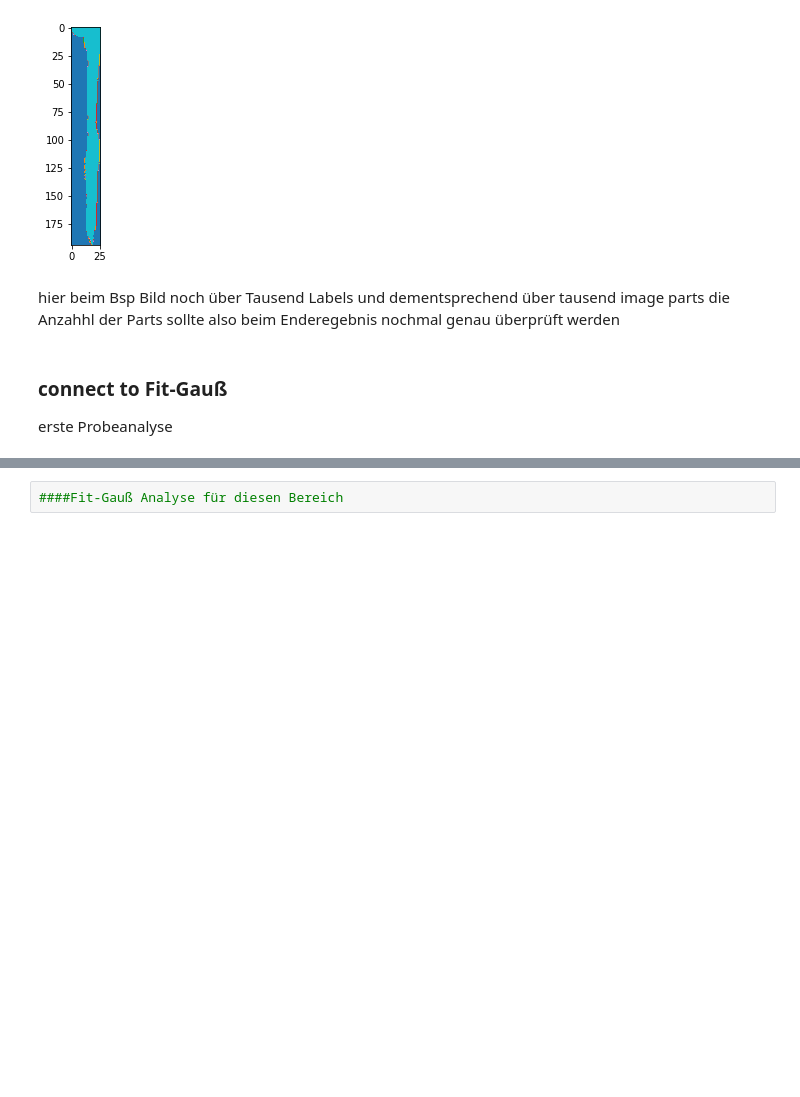
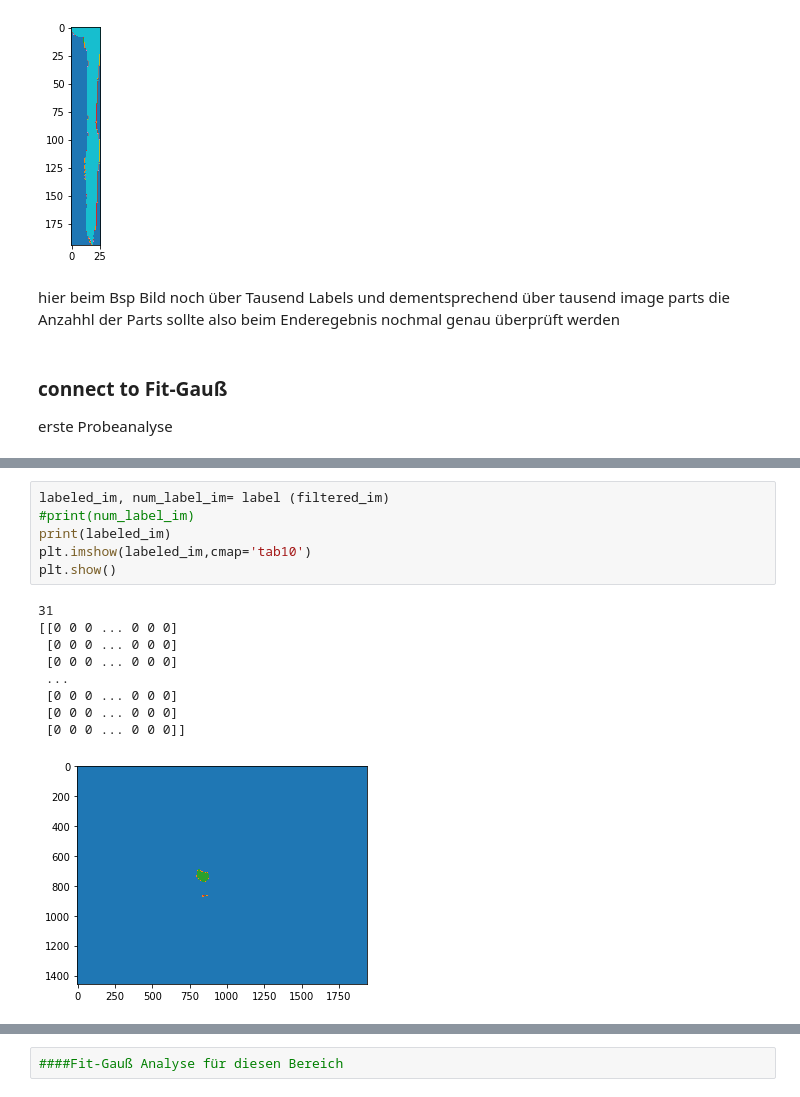
Before and after one commit to claryguru/BA_epics_camera, a Jupyter notebook: Jupiter/Datenanalyse.ipynb, the cells around one changed output, grey strips where cells are left out. Drawn from its saved outputs; the diff is of its cells as text; blank space fills up the shorter version.

```diff
--- a/Jupiter/Datenanalyse.ipynb
+++ b/Jupiter/Datenanalyse.ipynb
@@ -296,0 +310,16 @@ scipy.stats.mode(handy_light)[0][0][0]
+# %%
+labeled_im, num_label_im= label (filtered_im)
+#print(num_label_im)
+print(labeled_im)
+plt.imshow(labeled_im,cmap='tab10')
+plt.show()
+# %% [output]
+31
+[[0 0 0 ... 0 0 0]
+ [0 0 0 ... 0 0 0]
+ [0 0 0 ... 0 0 0]
+ ...
+ [0 0 0 ... 0 0 0]
+ [0 0 0 ... 0 0 0]
+ [0 0 0 ... 0 0 0]]
+[figure, added]
```
Also changed, not shown: parts of 6 cells of this notebook.
